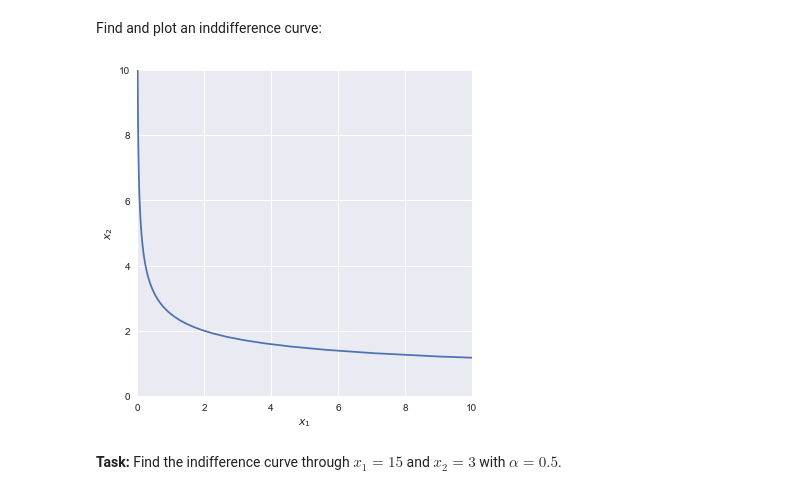
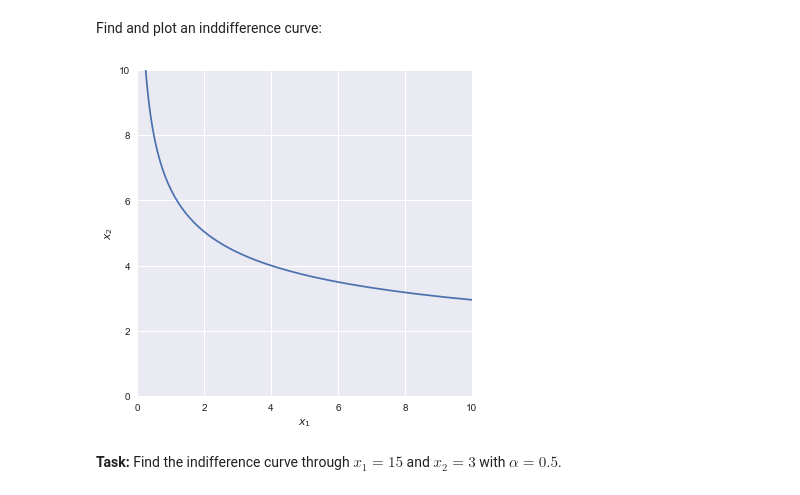
Before and after one commit to NumEconCopenhagen/lectures-2020, a Jupyter notebook: web/03/Optimize_print_and_plot.ipynb, the cells around one changed output. Saved outputs shown, nothing was run; the diff lists cells and outputs as text; code cells hidden in the pictures.

```diff
--- a/web/03/Optimize_print_and_plot.ipynb
+++ b/web/03/Optimize_print_and_plot.ipynb
@@ -930,23 +930,23 @@ def find_indifference_curve(y1,y2,alpha,N,x2_max):
 # %% [markdown]
 Find and plot an inddifference curve:
 # %%
-# a. find indifference curve through (2,2) for x2 in [0,10]
+# a. find indifference curve through (4,4) for x2 in [0,10]
 x2_max = 10
-x1_vec,x2_vec = find_indifference_curve(y1=2,y2=2,alpha=0.25,N=100,x2_max=x2_max)
+x1_vec,x2_vec = find_indifference_curve(y1=4,y2=4,alpha=0.25,N=100,x2_max=x2_max)
 
 # b. plot inddifference curve
 fig = plt.figure(figsize=(6,6))
 ax = fig.add_subplot(1,1,1)
 
 ax.plot(x1_vec,x2_vec)
 
 ax.set_xlabel('$x_1$')
 ax.set_ylabel('$x_2$')
 ax.set_xlim([0,x2_max])
 ax.set_ylim([0,x2_max])
 ax.grid(True)
 # %% [output]
-[figure, old version]
+[figure, new version]
 # %% [markdown]
 **Task:** Find the indifference curve through $x_1 = 15$ and $x_2 = 3$ with $\alpha = 0.5$.
 # %%
```
Also changed, not shown: parts of 4 cells of this notebook, 2 other files.
